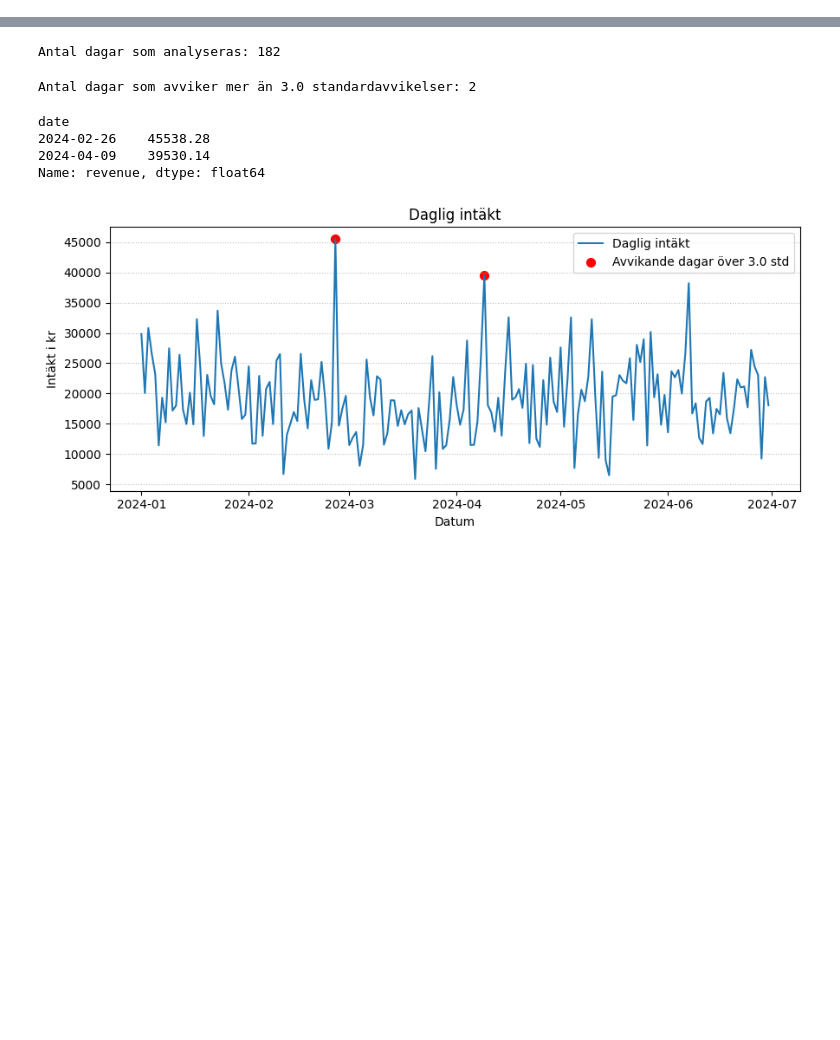
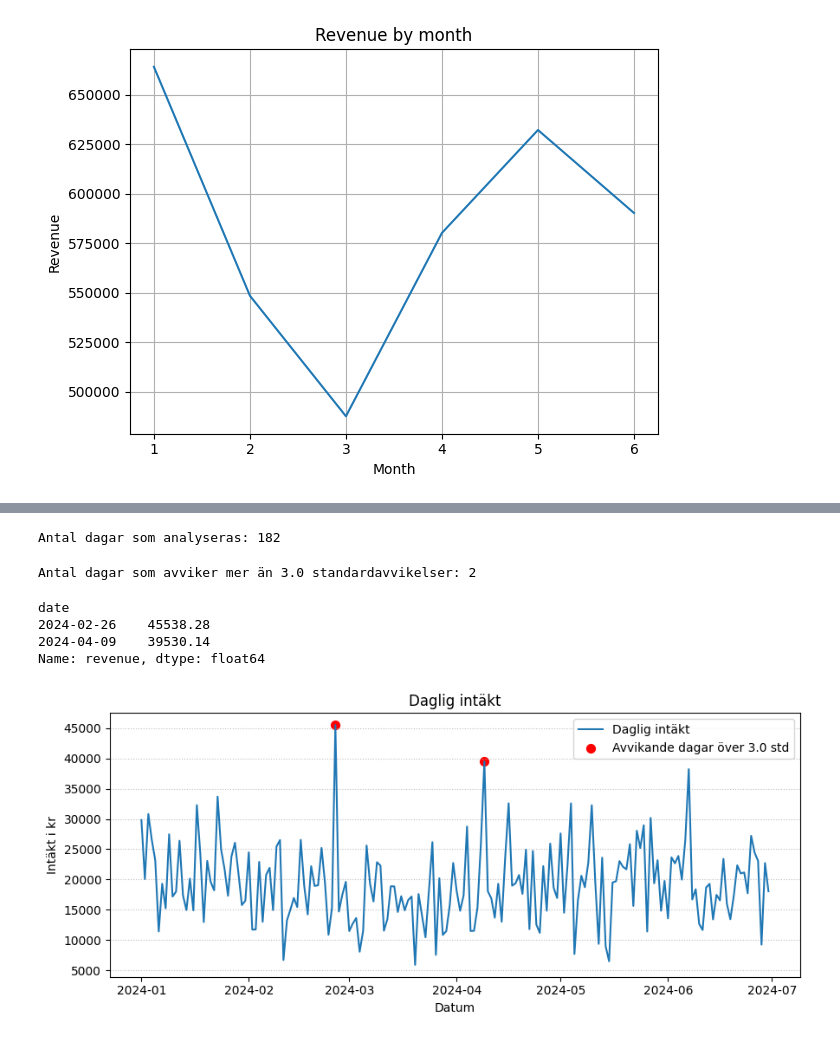
Before and after one commit to NadineKn/TW1, a Jupyter notebook: report.ipynb, the cells around one changed output, grey strips where cells are left out. Saved outputs shown, nothing was run; the diff lists cells and outputs as text; code cells hidden in the pictures; blank space fills up the shorter version.

```diff
--- a/report.ipynb
+++ b/report.ipynb
@@ -0,0 +147,12 @@
+# %%
+import matplotlib.pyplot as plt
+
+plt.plot(revenue_by_month.index, revenue_by_month.values)
+plt.xlabel("Month")
+plt.ylabel("Revenue")
+plt.title("Revenue by month")
+plt.grid(True)
+plt.tight_layout()
+plt.show()
+# %% [output]
+[figure, added]
```
Also changed, not shown: parts of 19 cells of this notebook.
